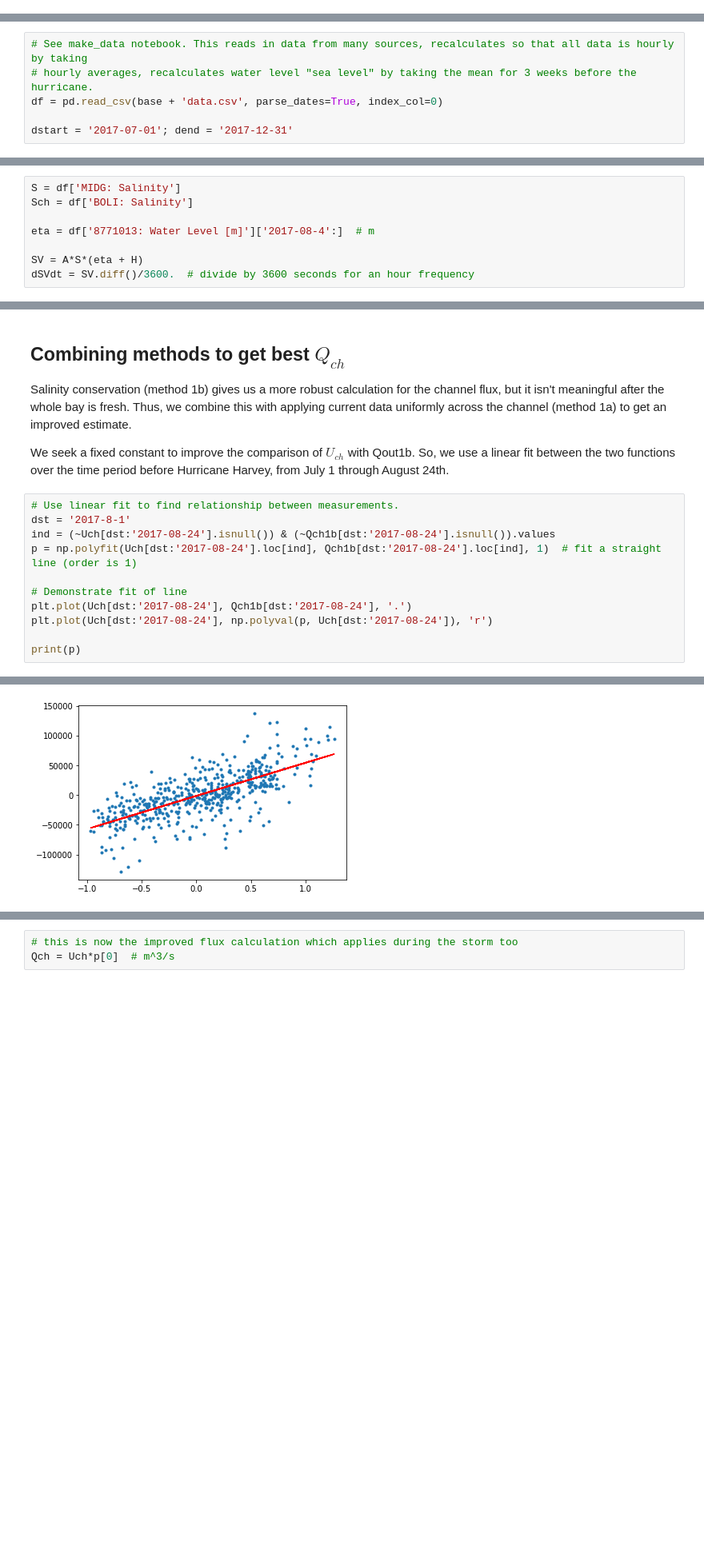
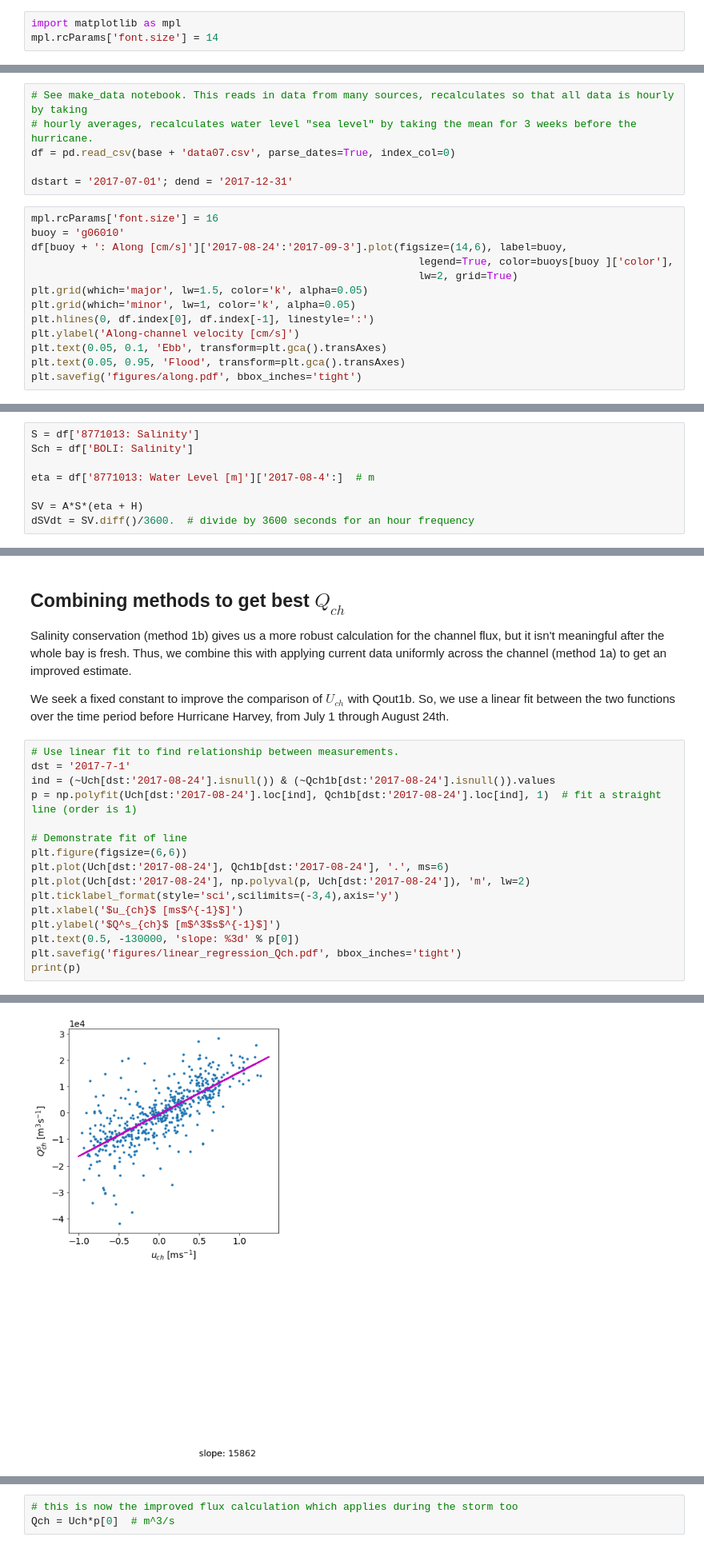
Before and after one commit to kthyng/flood_estimate, a Jupyter notebook: Analysis.ipynb, the cells around one changed output, grey strips where cells are left out. Shown at 80% size. Saved outputs shown, nothing was run; the diff lists cells and outputs as text; blank space fills up the shorter version.

```diff
--- a/Analysis.ipynb
+++ b/Analysis.ipynb
@@ -13,6 +13,9 @@ from cartopy.mpl.gridliner import LONGITUDE_FORMATTER, LATITUDE_FORMATTER
 import cmocean.cm as cmo
 import os
 from collections import OrderedDict
+# %%
+import matplotlib as mpl
+mpl.rcParams['font.size'] = 14
 # %%
 land_10m = cartopy.feature.NaturalEarthFeature('physical', 'land', '10m',
                                         edgecolor='face',
@@ -75,6 +78,19 @@ buoys_main = ['8770613', 'FISH', 'TRIN', 'MIDG', '8771013', 'BOLI', 'g06010', '8
 # %%
 # See make_data notebook. This reads in data from many sources, recalculates so that all data is hourly by taking
 # hourly averages, recalculates water level "sea level" by taking the mean for 3 weeks before the hurricane.
-df = pd.read_csv(base + 'data.csv', parse_dates=True, index_col=0)
+df = pd.read_csv(base + 'data07.csv', parse_dates=True, index_col=0)
 
 dstart = '2017-07-01'; dend = '2017-12-31'
+# %%
+mpl.rcParams['font.size'] = 16
+buoy = 'g06010'
+df[buoy + ': Along [cm/s]']['2017-08-24':'2017-09-3'].plot(figsize=(14,6), label=buoy,
+                                                              legend=True, color=buoys[buoy ]['color'],
+                                                              lw=2, grid=True)
+plt.grid(which='major', lw=1.5, color='k', alpha=0.05)
+plt.grid(which='minor', lw=1, color='k', alpha=0.05)
+plt.hlines(0, df.index[0], df.index[-1], linestyle=':')
+plt.ylabel('Along-channel velocity [cm/s]')
+plt.text(0.05, 0.1, 'Ebb', transform=plt.gca().transAxes)
+plt.text(0.05, 0.95, 'Flood', transform=plt.gca().transAxes)
+plt.savefig('figures/along.pdf', bbox_inches='tight')
@@ -247,7 +292,7 @@ A = Am + Ae
 # Average depth for main and East bays
 H = -(np.nansum(bathye) + np.nansum(bathym))/((~np.isnan(bathye) + ~np.isnan(bathym)).sum())
 # %%
-S = df['MIDG: Salinity']
+S = df['8771013: Salinity']
 Sch = df['BOLI: Salinity']
 
 eta = df['8771013: Water Level [m]']['2017-08-4':]  # m
@@ -266,13 +311,18 @@ Salinity conservation (method 1b) gives us a more robust calculation for the cha
 We seek a fixed constant to improve the comparison of $U_{ch}$ with Qout1b. So, we use a linear fit between the two functions over the time period before Hurricane Harvey, from July 1 through August 24th.
 # %%
 # Use linear fit to find relationship between measurements.
-dst = '2017-8-1'
+dst = '2017-7-1'
 ind = (~Uch[dst:'2017-08-24'].isnull()) & (~Qch1b[dst:'2017-08-24'].isnull()).values
 p = np.polyfit(Uch[dst:'2017-08-24'].loc[ind], Qch1b[dst:'2017-08-24'].loc[ind], 1)  # fit a straight line (order is 1)
 
 # Demonstrate fit of line
-plt.plot(Uch[dst:'2017-08-24'], Qch1b[dst:'2017-08-24'], '.')
-plt.plot(Uch[dst:'2017-08-24'], np.polyval(p, Uch[dst:'2017-08-24']), 'r')
-
+plt.figure(figsize=(6,6))
+plt.plot(Uch[dst:'2017-08-24'], Qch1b[dst:'2017-08-24'], '.', ms=6)
+plt.plot(Uch[dst:'2017-08-24'], np.polyval(p, Uch[dst:'2017-08-24']), 'm', lw=2)
+plt.ticklabel_format(style='sci',scilimits=(-3,4),axis='y')
+plt.xlabel('$u_{ch}$ [ms$^{-1}$]')
+plt.ylabel('$Q^s_{ch}$ [m$^3$s$^{-1}$]')
+plt.text(0.5, -130000, 'slope: %3d' % p[0])
+plt.savefig('figures/linear_regression_Qch.pdf', bbox_inches='tight')
 print(p)
 # %% [output]
@@ -280,4 +330,4 @@ print(p)
-[figure, old version]
+[figure, new version]
 # %% [markdown]
 The improved channel flux is the the data-based method (1a) times the slope of the fit between the two methods. The constant factor (p[0]) represents the cross-sectional area of the channel at the location of the current meter times an error factor accounting for the fact that the channel flow is not uniform across the channel nor with depth.
 
```
Also changed, not shown: parts of 14 cells of this notebook, 1 other file.
